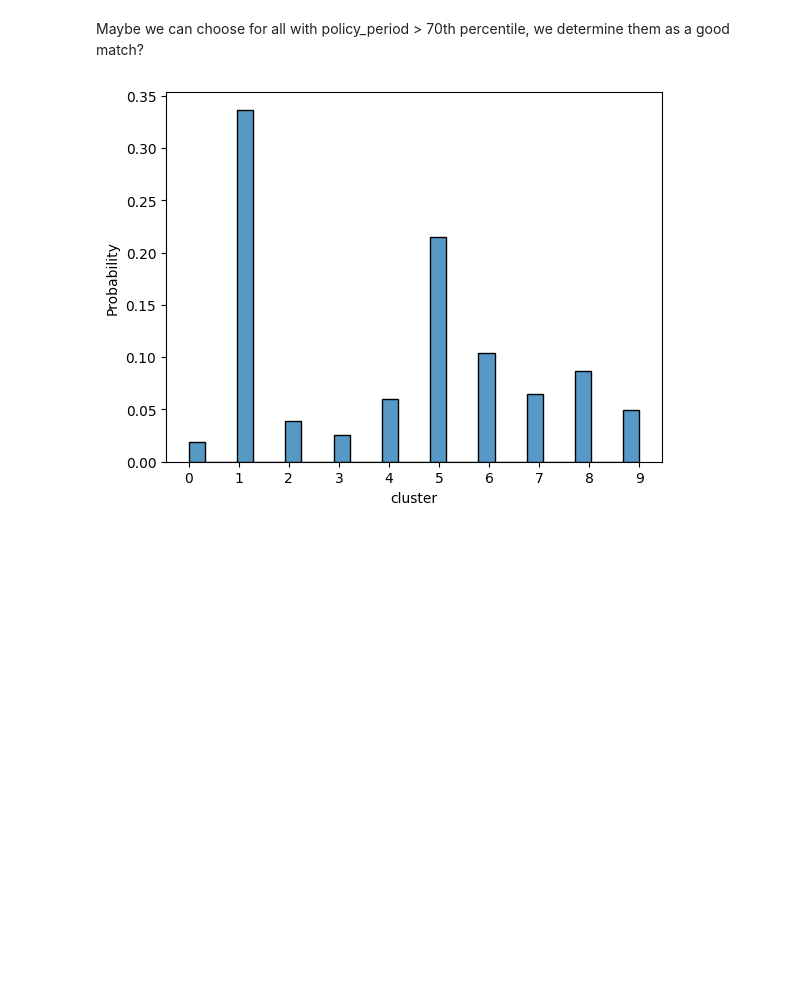
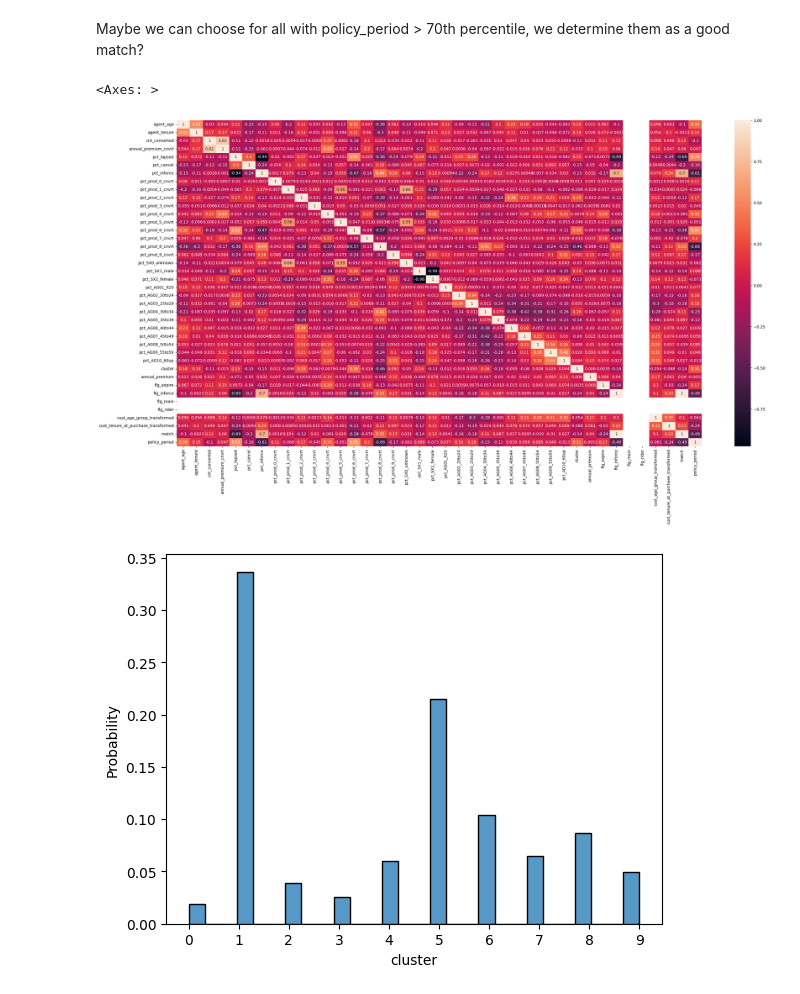
Before and after one commit to yjiahao/singlife-datathon, a Jupyter notebook: test.ipynb, the cells around one changed output. Saved outputs shown, nothing was run; the diff lists cells and outputs as text; code cells hidden in the pictures; blank space fills up the shorter version.

Commit message:
update requirements, add heatmap of correlation coefficients

```diff
--- a/test.ipynb
+++ b/test.ipynb
@@ -146,3 +148,9 @@ product                                object
 product_grp                            object
 secuityno                              object
 dtype: object
+# %%
+cust_age_encoder = LabelEncoder()
+cust_age_encoder.fit(df['cust_age_at_purchase_grp'])
+
+df['cust_age_group_transformed'] = cust_age_encoder.transform(df['cust_age_at_purchase_grp'])
+df.head()
@@ -148,0 +165,5 @@ dtype: object
+# %%
+cust_tenure_encoder = LabelEncoder()
+df['cust_tenure_at_purchase_transformed'] = cust_tenure_encoder.fit_transform(df['cust_tenure_at_purchase_grp'])
+
+df.head()
@@ -195,6 +224,15 @@ plt.show()
 [figure]
 # %% [markdown]
 Maybe we can choose for all with policy_period > 70th percentile, we determine them as a good match?
+# %%
+plt.figure(figsize=(30,15))
+sns.heatmap(
+    df.corr(numeric_only=True),
+    annot=True
+)
+# %% [output]
+<Axes: >
+[figure, added]
 # %%
 # distribution of agents across clusters
 sns.histplot(
```
Also changed, not shown: parts of 3 cells of this notebook, 1 other file.
